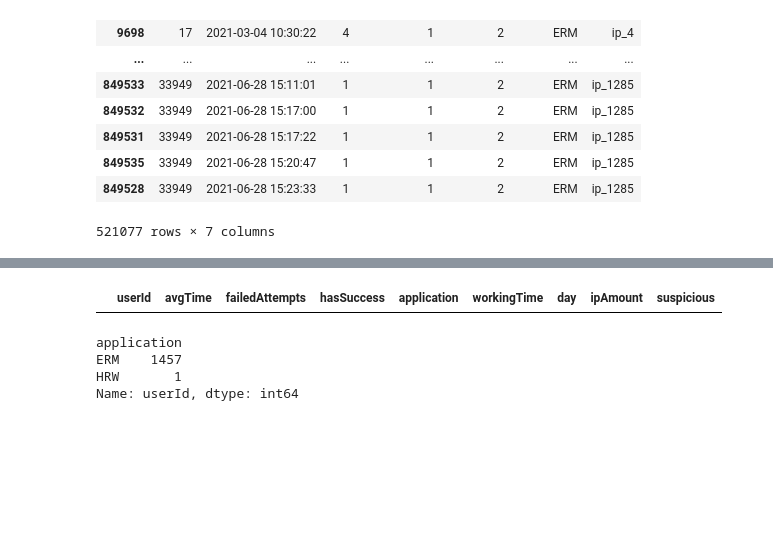
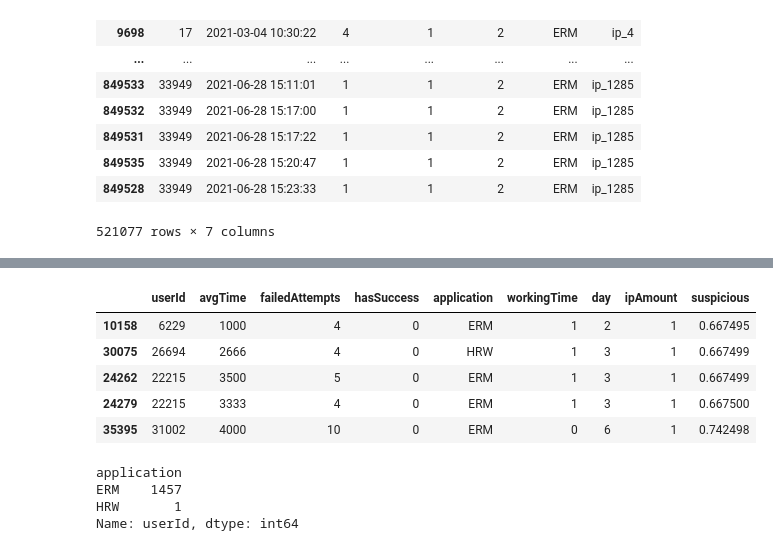
Before and after one commit to carloleo/AI-for-cybersecurity, a Jupyter notebook: AI project.ipynb, the cells around one changed output, grey strips where cells are left out. Drawn from its saved outputs; the diff is of its cells as text; code cells hidden in the pictures; blank space fills up the shorter version.

Commit message:
adjusted time thresholds for bot series discovery + fixed mistakes during generation of series

```diff
--- a/AI project.ipynb
+++ b/AI project.ipynb
@@ -217,26 +246,26 @@ df_logins
 df_groupbyUserId = df_logins.groupby('userId')
 # %%
+# list of remaining userId
 users_id = [user for user in users_id if (user not in userList)]
 
 userList.clear()
 
+# getting all users having at least two login errors
 for i in users_id:
     user_group = df_groupbyUserId.get_group(i)
     rowsNumber = len(user_group.index)
     j = 0
     while j < rowsNumber - 1:
-        if user_group.iloc[j]["eventType"] == 2:
+        if user_group.iloc[j]["eventType"] == FAILED_LOGIN:
             k = j+1
-            while k < rowsNumber and user_group.iloc[k]["eventType"] != 2:
+            while k < rowsNumber and user_group.iloc[k]["eventType"] != FAILED_LOGIN:
                 k += 1
-            if k == 1 or k != rowsNumber: # dopo un login errato l'utente contiene altri login errati (1 o più)
+            if k == 1 or k != rowsNumber: # after a login error the user have other login errors (1 or more)
                 userList.append(i)
                 break
             j = k
         else:
             j += 1
-
-userList
 # %% [output]
 [10,
  17,
@@ -279,22 +306,24 @@ df_logins
 df_groupbyUserId = df_logins.groupby('userId')
 # %%
+# list of remaining userId
 users_id = [user for user in users_id if (user in userList)]
 
 userList = []
 
+# take all users who have at least 2 login errors in 24h
 for i in users_id:
     user_group = df_groupbyUserId.get_group(i)
     rowsNumber = len(user_group.index)
     j = 0
     while j < rowsNumber - 1:
-        if user_group.iloc[j]["eventType"] == 2:
+        if user_group.iloc[j]["eventType"] == FAILED_LOGIN:
             k = j+1
-            while k < rowsNumber and user_group.iloc[k]["eventType"] != 2:
+            while k < rowsNumber and user_group.iloc[k]["eventType"] != FAILED_LOGIN:
                 k += 1
             if k == 1 or k != rowsNumber:
                 delta = (user_group.iloc[k]["date"] - user_group.iloc[j]["date"]).total_seconds() * 1000
                 if delta < AT_LEAST_ONE_DAY:
-                    userList.append(i) # salvo l'id dell'utente per mantenerlo nell'analisi
+                    userList.append(i) # save userId
                     break
             j = k
         else:
@@ -466,7 +544,7 @@ def suspicious(serie):
     failedAttempts = 1- (1/serie[2])
 
 
-    return ((15 * timeW) + (35 * ipAmount) + (50 * serieW))/100 # percentage
+    return ((15 * timeW) + (25 * ipAmount) + (60 * serieW))/100 # percentage
 
 
 
@@ -484,37 +562,39 @@ def timeWeight(day, isWorkingTime):
     return w
 
 
-
-
 def serieWeight(avgTime, failedAttempts, hasSuccess): # AMPLIARE TENENDO CONTO DI FAILEDATTEMPS !!!!!!!!!!!!!!!!!!!
     w = 0
     timeLargerThanBot = avgTime > MAX_TIME_BOT
-    trialsLessThanMax = failedAttempts <= MAX_ATTEMPTS - 1
+    trialsLessThanMax = failedAttempts <= MAX_ATTEMPTS
     if hasSuccess:
         if failedAttempts == 1:
             w = 0.01 if timeLargerThanBot else 0.1
         elif trialsLessThanMax:
-            w = 0.1 if timeLargerThanBot else 0.6
+            w = 0.1 if timeLargerThanBot else 0.65
         else:
             w = getWeight(avgTime,failedAttempts)
     else:
         if failedAttempts == 1:
             w = 0.01 if timeLargerThanBot else 0.1
         elif trialsLessThanMax:
-            w = 0.3 if timeLargerThanBot else 0.7
+            w = 0.5 if timeLargerThanBot else 0.9
         else:
             w = getWeight(avgTime,failedAttempts)
     return w
 
+import math as m
+
 def getWeight(avgTime,failedAttempts):
     human = avgTime > MAX_TIME_BOT
+    bot = m.cos(failedAttempts/avgTime)
     w = 0
-    if(failedAttempts < 9):
-        w = 0.65 if human else 0.75
-    elif(failedAttempts < 18):
-        w = 0.7 if human else 0.85
+    if human:
+        if(failedAttempts < 9):
+            w = 0.8
+        else:
+            w = 0.95
     else:
-        w = 0.99
+        w = bot
     return w
 # %%
 df_series['suspicious'] = df_series.apply(lambda row : suspicious(row), axis=1)
@@ -536,7 +619,12 @@ df_series[df_series["ipAmount"] == df_series["ipAmount"].max()]
 # %%
-df_series[df_series["avgTime"] == 0].sort_values(by=['suspicious'])
+df_series[(df_series["avgTime"] < 5000) & (df_series["failedAttempts"] > 3)].sort_values(by=['suspicious'])
 # %% [output]
 |  | userId | avgTime | failedAttempts | hasSuccess | application | workingTime | day | ipAmount | suspicious |
+| 10158 | 6229 | 1000 | 4 | 0 | ERM | 1 | 2 | 1 | 0.667495 |
+| 30075 | 26694 | 2666 | 4 | 0 | HRW | 1 | 3 | 1 | 0.667499 |
+| 24262 | 22215 | 3500 | 5 | 0 | ERM | 1 | 3 | 1 | 0.667499 |
+| 24279 | 22215 | 3333 | 4 | 0 | ERM | 1 | 3 | 1 | 0.667500 |
+| 35395 | 31002 | 4000 | 10 | 0 | ERM | 0 | 6 | 1 | 0.742498 |
 # %%
 byApp = df_series[df_series["suspicious"] > 0.5].groupby(by=["application"])
 tmp = byApp.userId.count()
```
Also changed, not shown: parts of 46 cells of this notebook.
